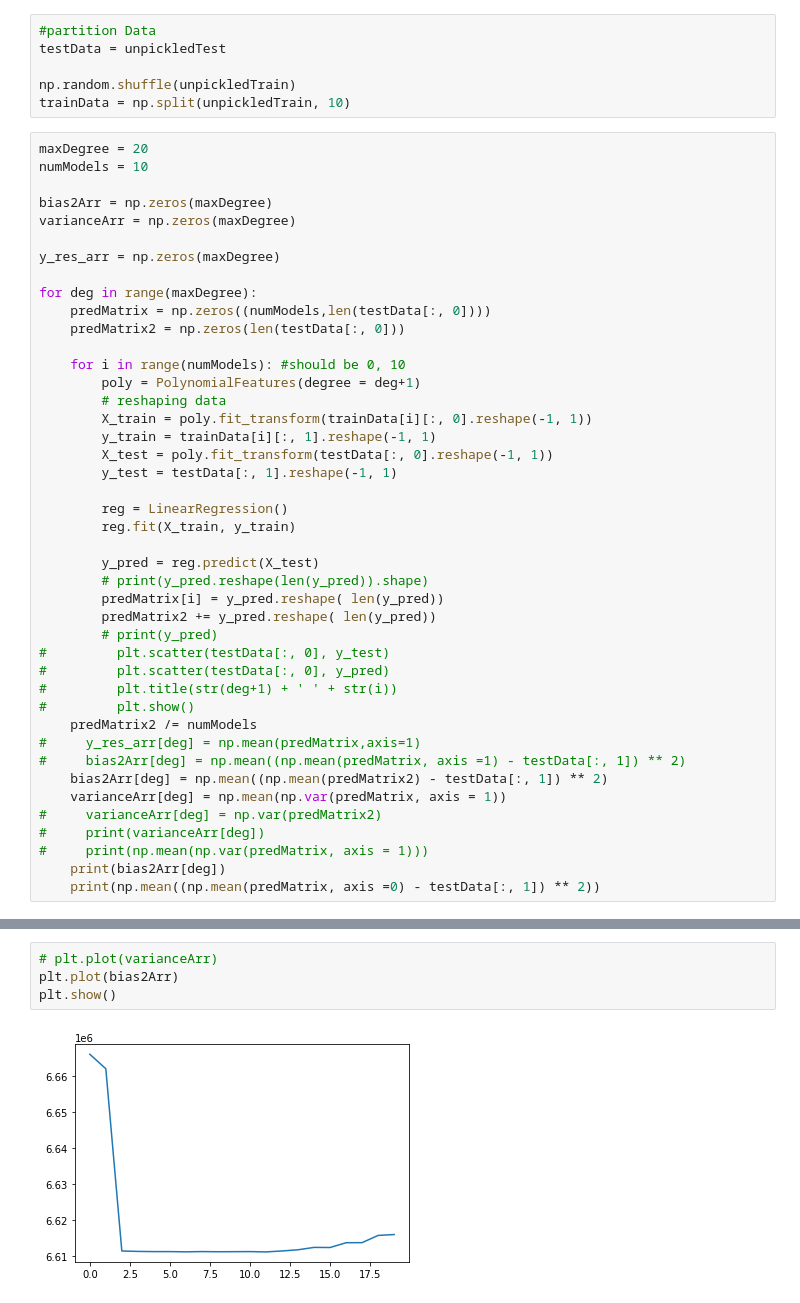
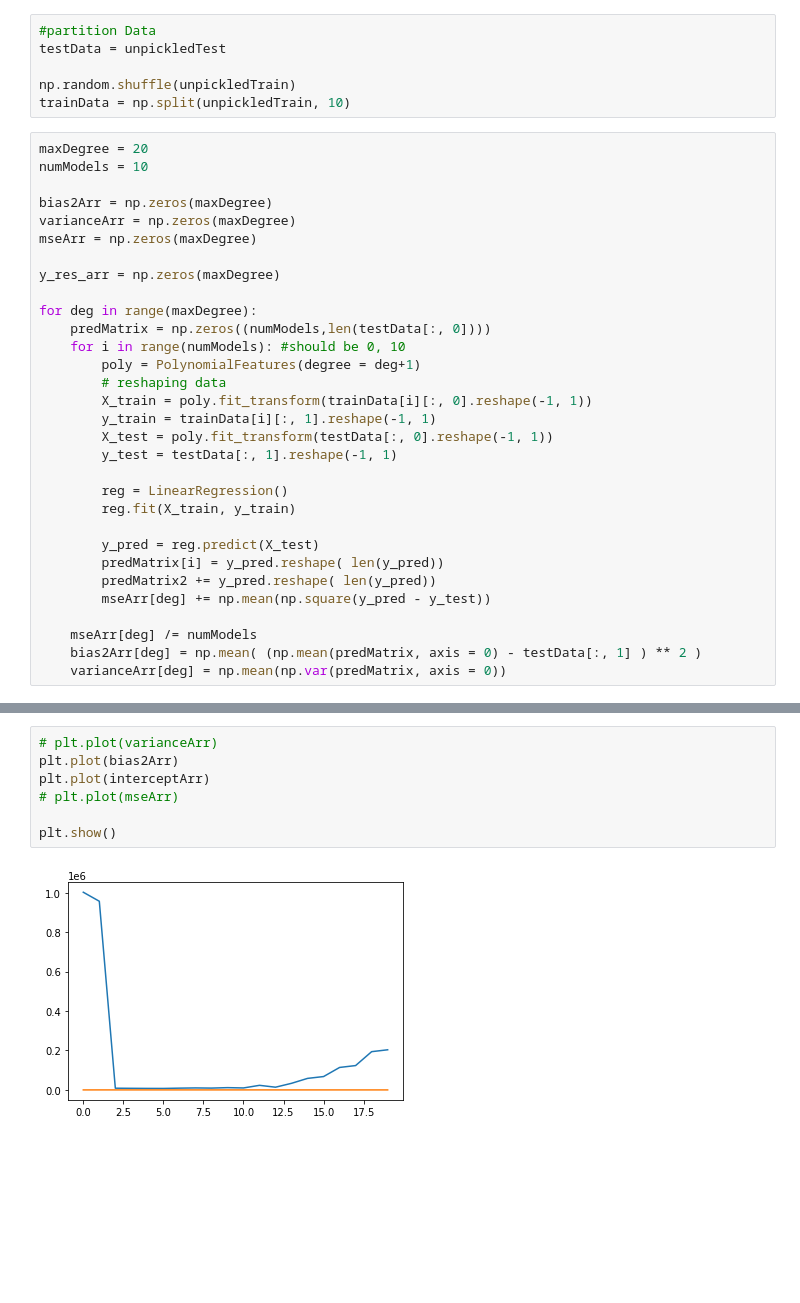
Before and after one commit to saru-d2/Assignment1, a Jupyter notebook: code.ipynb, the cells around one changed output, grey strips where cells are left out. Saved outputs shown, nothing was run; the diff lists cells and outputs as text; blank space fills up the shorter version.

```diff
--- a/code.ipynb
+++ b/code.ipynb
@@ -23,13 +24,12 @@ numModels = 10
 
 bias2Arr = np.zeros(maxDegree)
 varianceArr = np.zeros(maxDegree)
+mseArr = np.zeros(maxDegree)
 
 y_res_arr = np.zeros(maxDegree)
 
 for deg in range(maxDegree):
     predMatrix = np.zeros((numModels,len(testData[:, 0])))
-    predMatrix2 = np.zeros(len(testData[:, 0]))
-
     for i in range(numModels): #should be 0, 10
         poly = PolynomialFeatures(degree = deg+1)
         # reshaping data
@@ -42,21 +42,10 @@ for deg in range(maxDegree):
         reg.fit(X_train, y_train)
 
         y_pred = reg.predict(X_test)
-        # print(y_pred.reshape(len(y_pred)).shape)
         predMatrix[i] = y_pred.reshape( len(y_pred))
         predMatrix2 += y_pred.reshape( len(y_pred))
-        # print(y_pred)
-#         plt.scatter(testData[:, 0], y_test)
-#         plt.scatter(testData[:, 0], y_pred)
-#         plt.title(str(deg+1) + ' ' + str(i))
-#         plt.show()
-    predMatrix2 /= numModels
-#     y_res_arr[deg] = np.mean(predMatrix,axis=1)
-#     bias2Arr[deg] = np.mean((np.mean(predMatrix, axis =1) - testData[:, 1]) ** 2)
-    bias2Arr[deg] = np.mean((np.mean(predMatrix2) - testData[:, 1]) ** 2)
-    varianceArr[deg] = np.mean(np.var(predMatrix, axis = 1))
-#     varianceArr[deg] = np.var(predMatrix2)
-#     print(varianceArr[deg])
-#     print(np.mean(np.var(predMatrix, axis = 1)))
-    print(bias2Arr[deg])
-    print(np.mean((np.mean(predMatrix, axis =0) - testData[:, 1]) ** 2))
+        mseArr[deg] += np.mean(np.square(y_pred - y_test))
+
+    mseArr[deg] /= numModels
+    bias2Arr[deg] = np.mean( (np.mean(predMatrix, axis = 0) - testData[:, 1] ) ** 2 )
+    varianceArr[deg] = np.mean(np.var(predMatrix, axis = 0))
@@ -85,6 +52,9 @@ print(np.var(np.array([1,23,46,23,1,32,54,2,143,64,345,1,243,65,3,321,41,443,124
 # %%
 # plt.plot(varianceArr)
 plt.plot(bias2Arr)
+plt.plot(interceptArr)
+# plt.plot(mseArr)
+
 plt.show()
 # %% [output]
-[figure, old version]
+[figure, new version]
```
Also changed, not shown: parts of 9 cells of this notebook, 6 other files.
